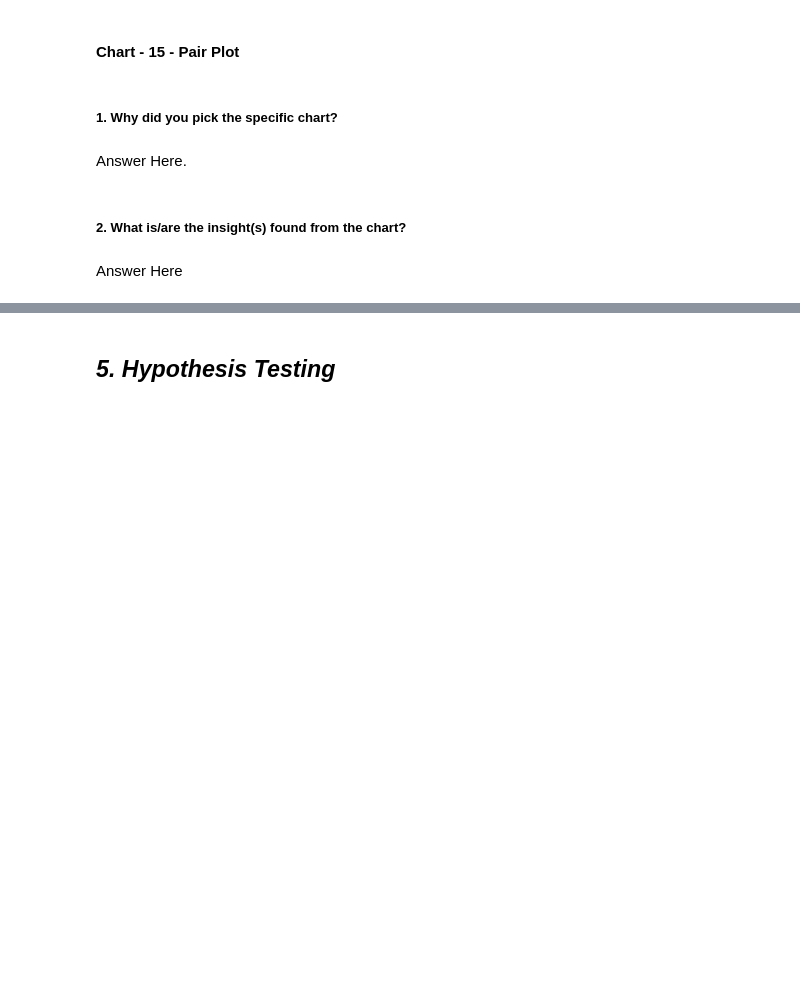
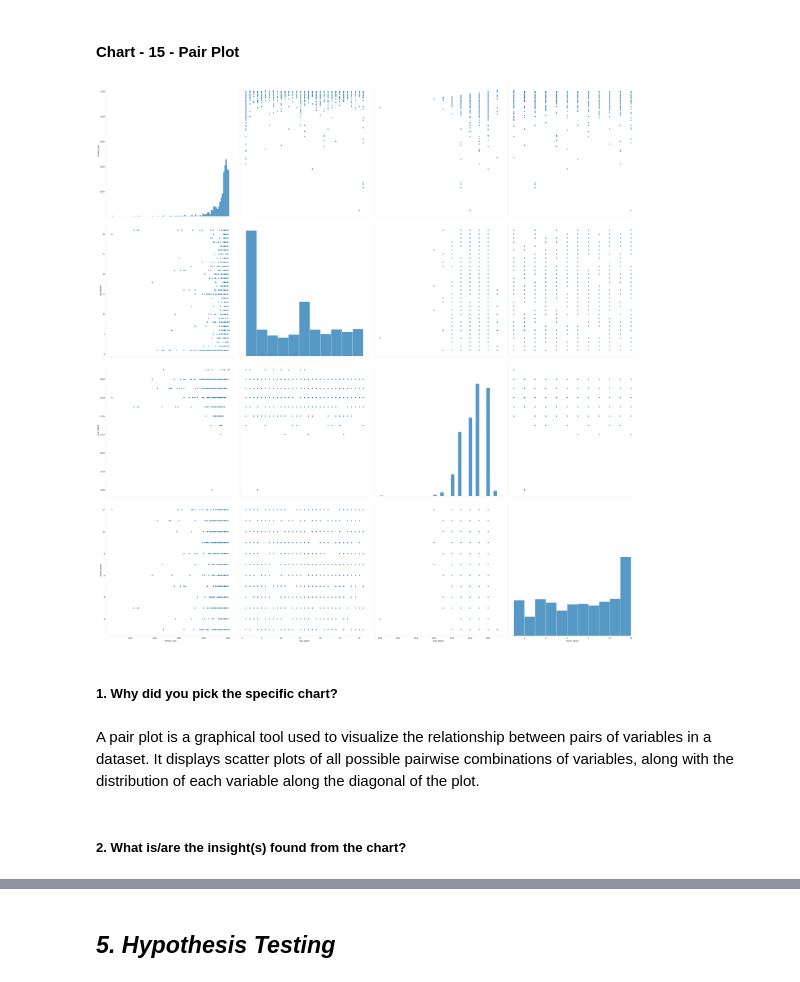
Before and after one commit to shivashukla02/Netflix-Movies-and-TV-Show-Clustering-Unsupervised, a Jupyter notebook: Netflix_Movies_and_TV_Show_Clustering_unsupervised.ipynb, the cells around one changed output, grey strips where cells are left out. Cells and saved outputs as stored; diff of their text form; code cells hidden in the pictures; blank space fills up the shorter version.

```diff
--- a/Netflix_Movies_and_TV_Show_Clustering_unsupervised.ipynb
+++ b/Netflix_Movies_and_TV_Show_Clustering_unsupervised.ipynb
@@ -811,8 +902,17 @@ Answer Here
+# %%
+# Pair Plot visualization code
+# Pair Plot visualization code
+sns.set_style("whitegrid", {'axes.grid' : False}) #set style of the plot
+
+#plot the pair plot of all the required columns in the dataframe
+pp=sns.pairplot(df_netflix.sample(1000))
+pp.fig.set_size_inches(45,45)
+# %% [output]
+[figure, added]
 # %% [markdown]
 ##### 1. Why did you pick the specific chart?
-# %% [markdown]
-Answer Here.
+# %% [markdown]
+
+A pair plot is a graphical tool used to visualize the relationship between pairs of variables in a dataset. It displays scatter plots of all possible pairwise combinations of variables, along with the distribution of each variable along the diagonal of the plot.
 # %% [markdown]
 ##### 2. What is/are the insight(s) found from the chart?
-# %% [markdown]
-Answer Here
```
Also changed, not shown: parts of 67 cells of this notebook.
